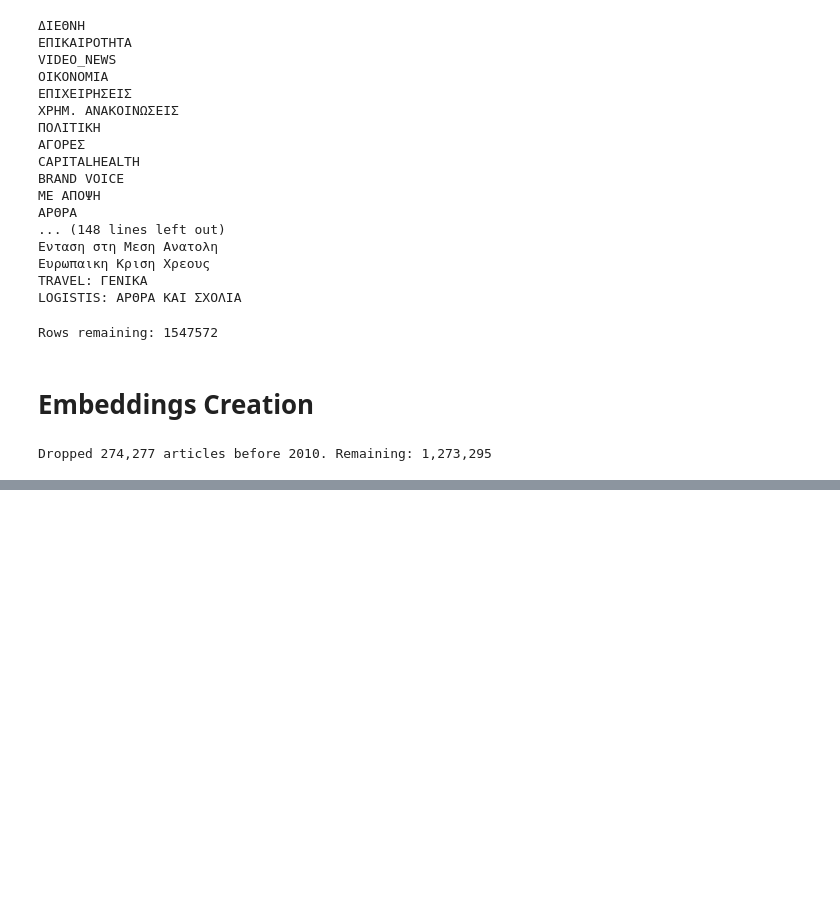
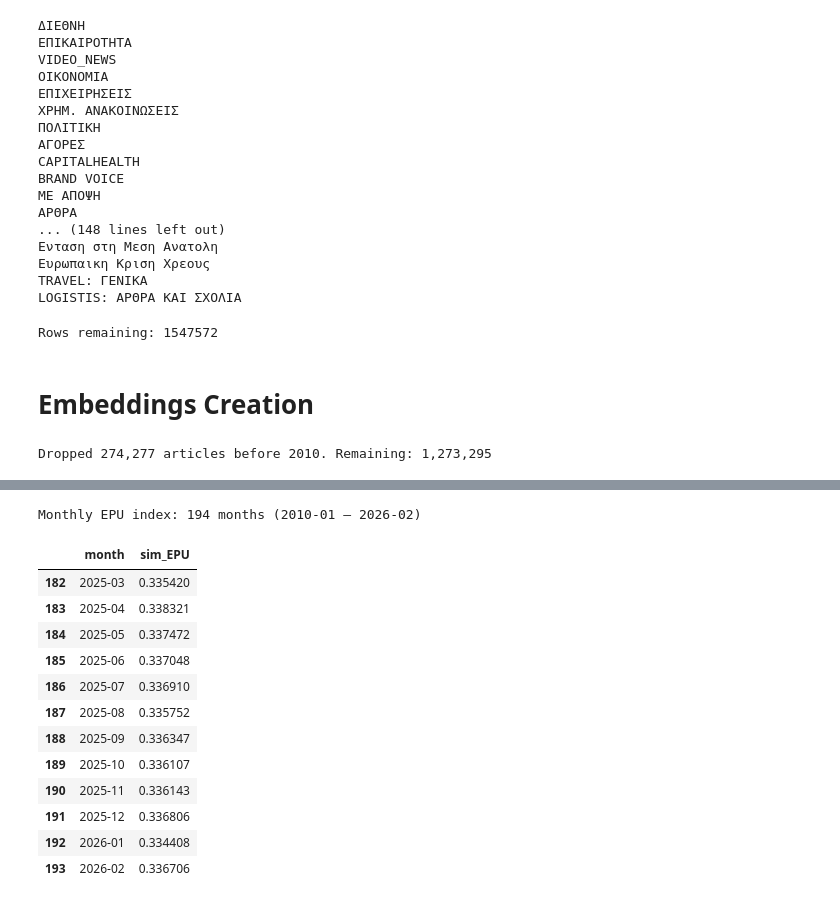
Before and after one commit to Swkratis210204/TextDataInEconomics, a Jupyter notebook: phase1/phase1.ipynb, the cells around one changed output, grey strips where cells are left out. Saved outputs shown, nothing was run; the diff lists cells and outputs as text; code cells hidden in the pictures; blank space fills up the shorter version.

```diff
--- a/phase1/phase1.ipynb
+++ b/phase1/phase1.ipynb
@@ -461,14 +452,0 @@ print(f"FastText model loaded. Dimension: {ft.get_dimension()}")
-# %%
-def doc_vector(text, model):
-    """Mean of FastText word vectors for all tokens in text."""
-    tokens = text.strip().split()
-    if not tokens:
-        return np.zeros(model.get_dimension(), dtype=np.float32)
-    vecs = np.array([model.get_word_vector(t) for t in tokens], dtype=np.float32)
-    return vecs.mean(axis=0)
-
-def cosine_sim(a, b):
-    na, nb = np.linalg.norm(a), np.linalg.norm(b)
-    if na == 0 or nb == 0:
-        return 0.0
-    return float(np.dot(a, b) / (na * nb))
@@ -502,0 +541,25 @@ df_epu[[f"sim_{cat}" for cat in cats] + ["sim_EPU"]].describe().round(4)
+# %%
+# Aggregate EPU scores to monthly means
+sim_cols = [f"sim_{cat}" for cat in epu_terms] + ["sim_EPU"]
+
+df_epu["month"] = pd.to_datetime(df_epu["date"], format="%m/%d/%Y").dt.to_period("M")
+monthly = df_epu.groupby("month")[sim_cols].mean().reset_index()
+monthly["month_dt"] = monthly["month"].dt.to_timestamp()
+
+print(f"Monthly EPU index: {len(monthly)} months ({monthly['month'].min()} – {monthly['month'].max()})")
+monthly[["month", "sim_EPU"]].tail(12)
+# %% [output]
+Monthly EPU index: 194 months (2010-01 – 2026-02)
+|  | month | sim_EPU |
+| 182 | 2025-03 | 0.335420 |
+| 183 | 2025-04 | 0.338321 |
+| 184 | 2025-05 | 0.337472 |
+| 185 | 2025-06 | 0.337048 |
+| 186 | 2025-07 | 0.336910 |
+| 187 | 2025-08 | 0.335752 |
+| 188 | 2025-09 | 0.336347 |
+| 189 | 2025-10 | 0.336107 |
+| 190 | 2025-11 | 0.336143 |
+| 191 | 2025-12 | 0.336806 |
+| 192 | 2026-01 | 0.334408 |
+| 193 | 2026-02 | 0.336706 |
```
Also changed, not shown: parts of 13 cells of this notebook, 1 other file.
